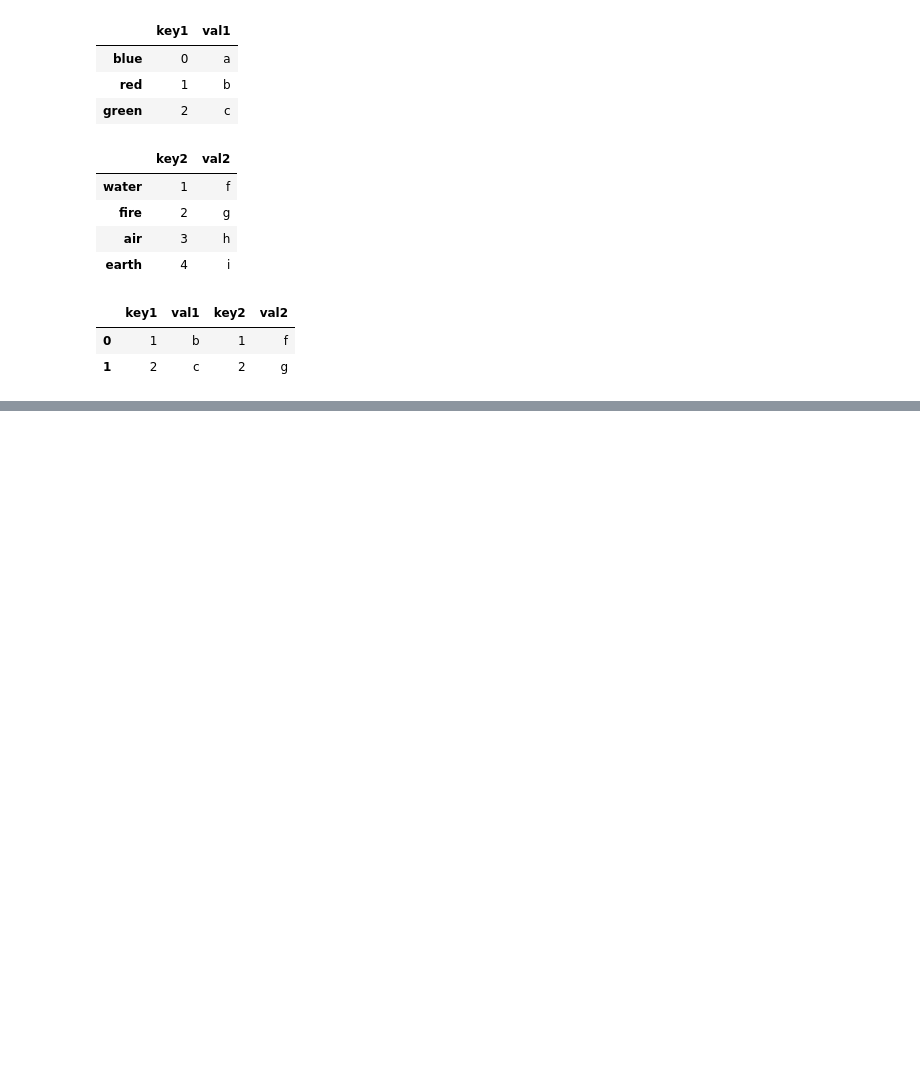
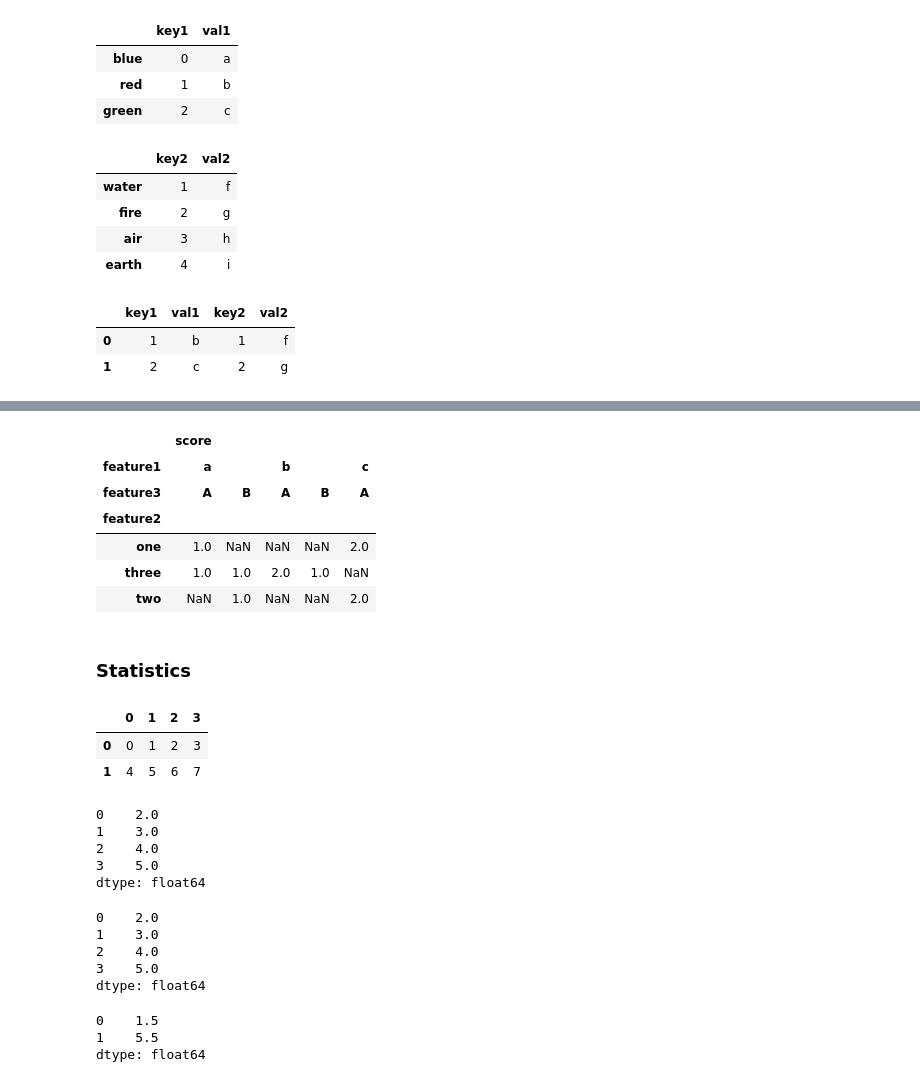
Before and after one commit to skeydan/data-science-with-python, a Jupyter notebook: notebooks/pandas.ipynb, the cells around one changed output, grey strips where cells are left out. Cells and saved outputs as stored; diff of their text form; code cells hidden in the pictures; blank space fills up the shorter version.

```diff
--- a/notebooks/pandas.ipynb
+++ b/notebooks/pandas.ipynb
@@ -408,0 +708,42 @@ pd.merge(frame1, frame2, left_on='key1', right_on='key2', how='inner')
+# %%
+# default aggregation function is mean()
+df.pivot_table(index=['feature2'], columns=['feature1','feature3'], aggfunc='count')
+# %% [output]
+|  | score |  |  |  |  |
+| feature1 | a |  | b |  | c |
+| feature3 | A | B | A | B | A |
+| feature2 |  |  |  |  |  |
+| one | 1.0 | NaN | NaN | NaN | 2.0 |
+| three | 1.0 | 1.0 | 2.0 | 1.0 | NaN |
+| two | NaN | 1.0 | NaN | NaN | 2.0 |
+# %% [markdown]
+### Statistics
+# %%
+df = pd.DataFrame(np.arange(8).reshape(2,4))
+df
+# %% [output]
+|  | 0 | 1 | 2 | 3 |
+| 0 | 0 | 1 | 2 | 3 |
+| 1 | 4 | 5 | 6 | 7 |
+# %%
+df.mean()
+# %% [output]
+0    2.0
+1    3.0
+2    4.0
+3    5.0
+dtype: float64
+# %%
+df.mean(axis=0)
+# %% [output]
+0    2.0
+1    3.0
+2    4.0
+3    5.0
+dtype: float64
+# %%
+df.mean(axis=1)
+# %% [output]
+0    1.5
+1    5.5
+dtype: float64
```
Also changed, not shown: parts of 80 cells of this notebook.
